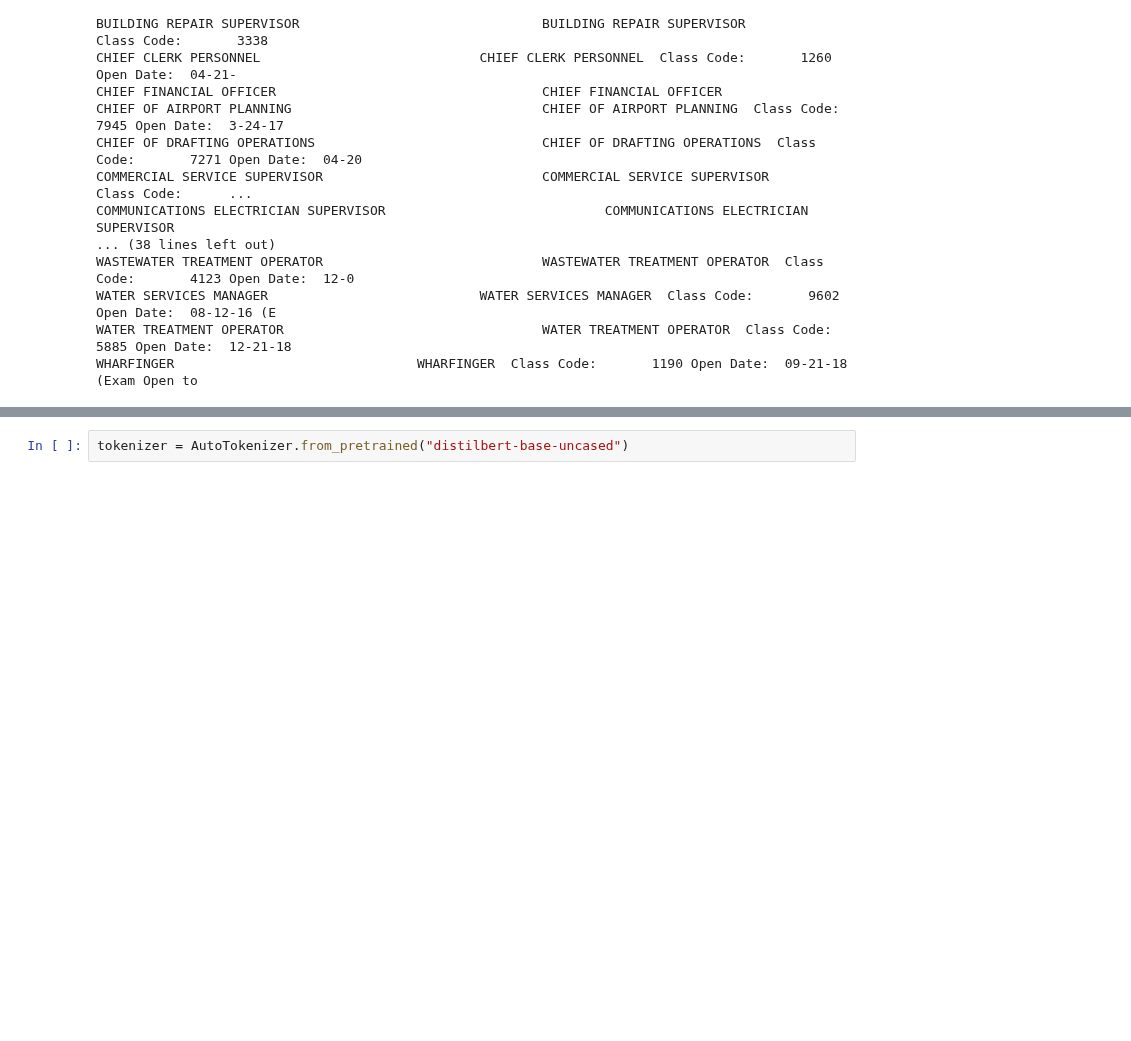
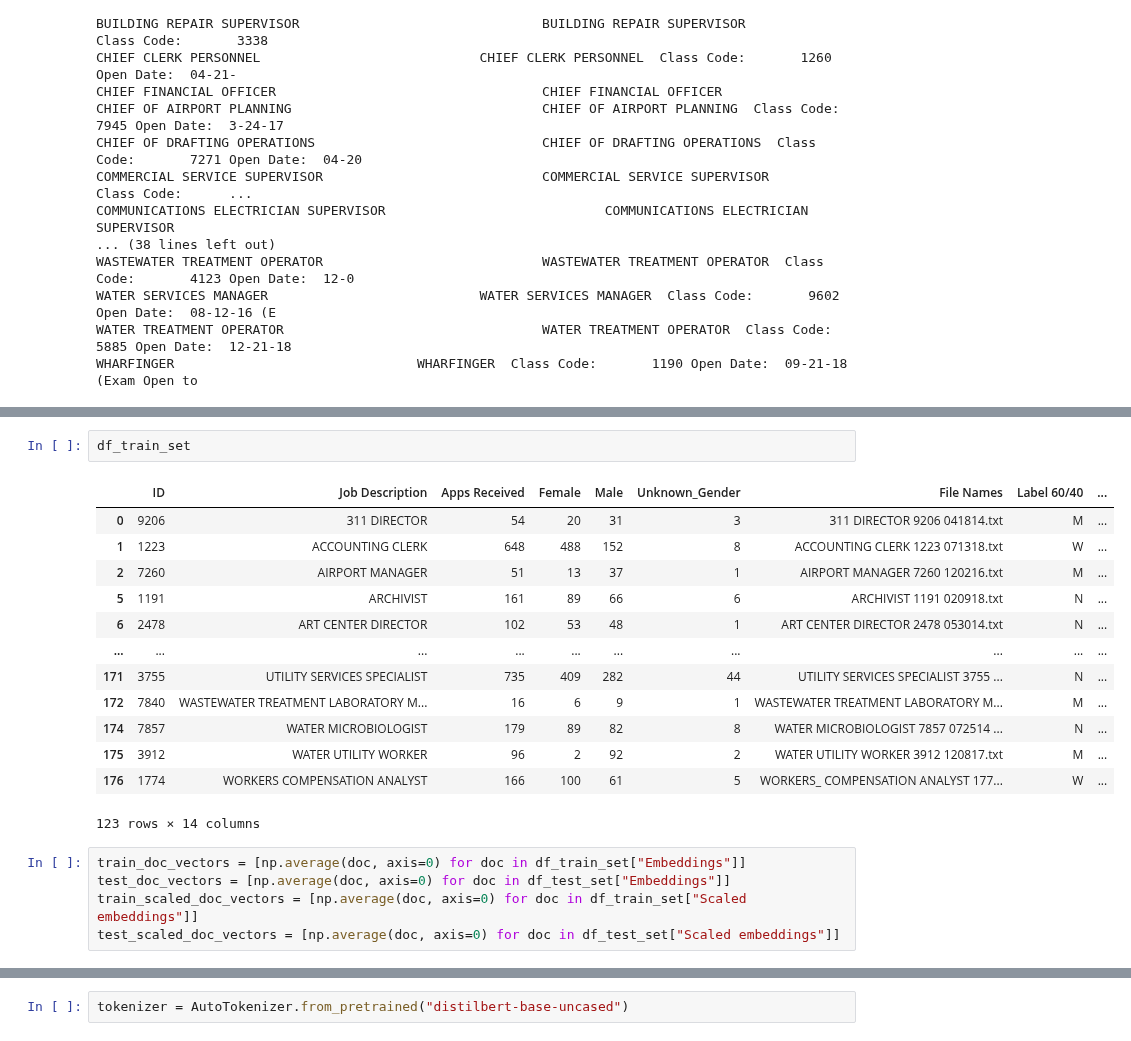
Before and after one commit to JohannaUlveklint/job_discrimination_sandbox, a Jupyter notebook: notebooks/transformer.ipynb, the cells around one changed output, grey strips where cells are left out. Drawn from its saved outputs; the diff is of its cells as text; blank space fills up the shorter version.

```diff
--- a/notebooks/transformer.ipynb
+++ b/notebooks/transformer.ipynb
@@ -93,0 +165,21 @@ WHARFINGER                               WHARFINGER  Class Code:       1190 Open
+# %%
+df_train_set
+# %% [output]
+|  | ID | Job Description | Apps Received | Female | Male | Unknown_Gender | File Names | Label 60/40 | ... |
+| 0 | 9206 | 311 DIRECTOR | 54 | 20 | 31 | 3 | 311 DIRECTOR 9206 041814.txt | M | ... |
+| 1 | 1223 | ACCOUNTING CLERK | 648 | 488 | 152 | 8 | ACCOUNTING CLERK 1223 071318.txt | W | ... |
+| 2 | 7260 | AIRPORT MANAGER | 51 | 13 | 37 | 1 | AIRPORT MANAGER 7260 120216.txt | M | ... |
+| 5 | 1191 | ARCHIVIST | 161 | 89 | 66 | 6 | ARCHIVIST 1191 020918.txt | N | ... |
+| 6 | 2478 | ART CENTER DIRECTOR | 102 | 53 | 48 | 1 | ART CENTER DIRECTOR 2478 053014.txt | N | ... |
+| ... | ... | ... | ... | ... | ... | ... | ... | ... | ... |
+| 171 | 3755 | UTILITY SERVICES SPECIALIST | 735 | 409 | 282 | 44 | UTILITY SERVICES SPECIALIST 3755 ... | N | ... |
+| 172 | 7840 | WASTEWATER TREATMENT LABORATORY M... | 16 | 6 | 9 | 1 | WASTEWATER TREATMENT LABORATORY M... | M | ... |
+| 174 | 7857 | WATER MICROBIOLOGIST | 179 | 89 | 82 | 8 | WATER MICROBIOLOGIST 7857 072514 ... | N | ... |
+| 175 | 3912 | WATER UTILITY WORKER | 96 | 2 | 92 | 2 | WATER UTILITY WORKER 3912 120817.txt | M | ... |
+| 176 | 1774 | WORKERS COMPENSATION ANALYST | 166 | 100 | 61 | 5 | WORKERS_ COMPENSATION ANALYST 177... | W | ... |
+123 rows × 14 columns
+# %%
+train_doc_vectors = [np.average(doc, axis=0) for doc in df_train_set["Embeddings"]]
+test_doc_vectors = [np.average(doc, axis=0) for doc in df_test_set["Embeddings"]]
+train_scaled_doc_vectors = [np.average(doc, axis=0) for doc in df_train_set["Scaled embeddings"]]
+test_scaled_doc_vectors = [np.average(doc, axis=0) for doc in df_test_set["Scaled embeddings"]]
```
Also changed, not shown: parts of 14 cells of this notebook.
